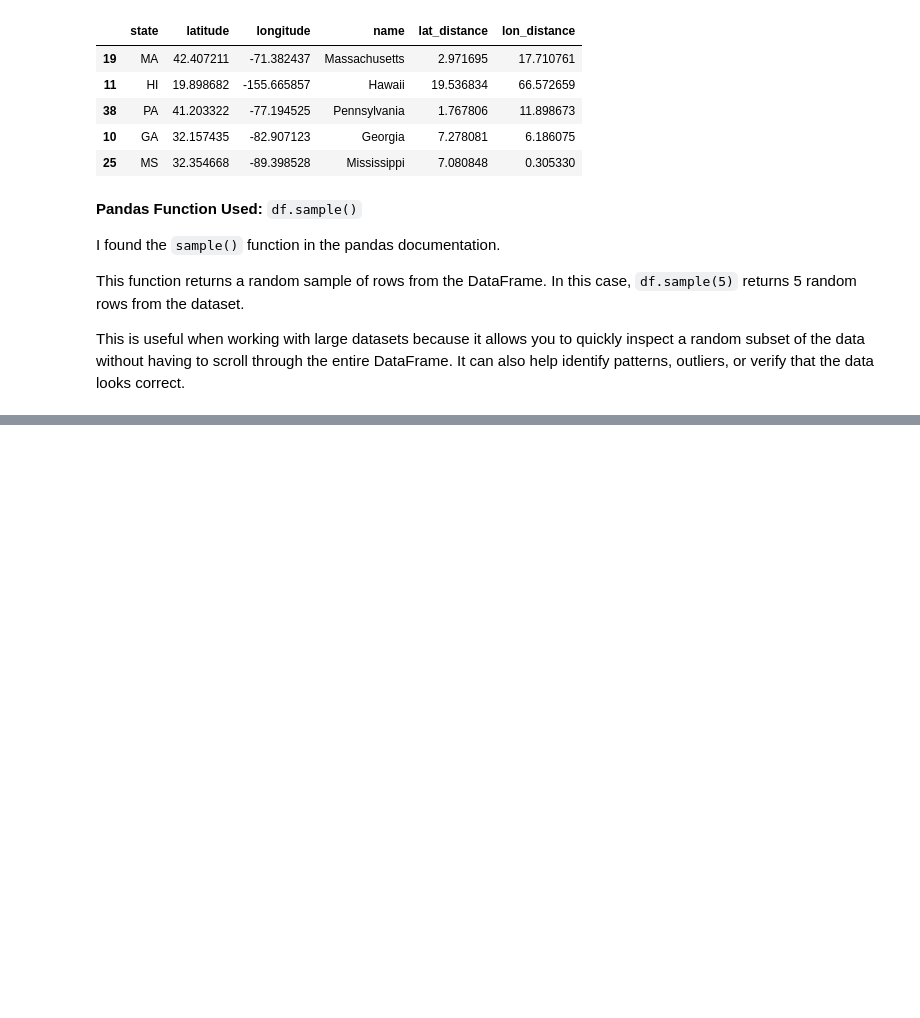
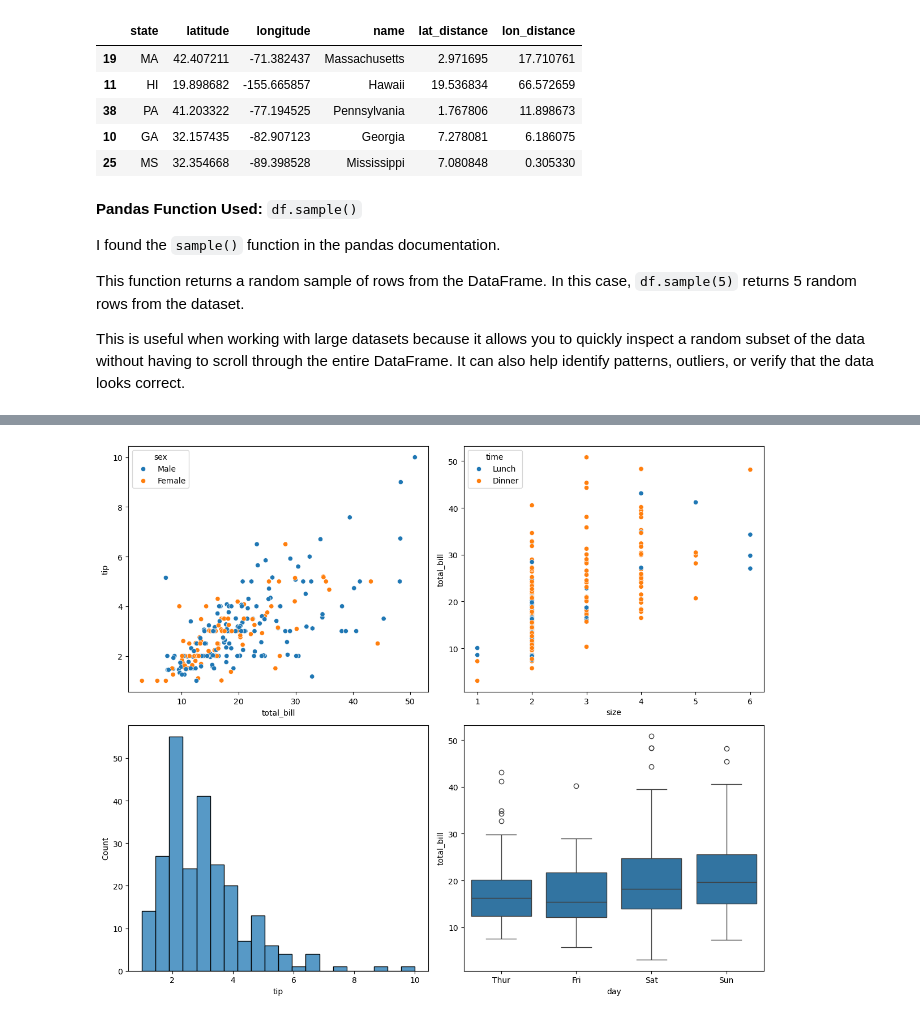
Before and after one commit to kimiya-attar/kimiya, a Jupyter notebook: homework8/homework8.ipynb, the cells around one changed output, grey strips where cells are left out. Drawn from its saved outputs; the diff is of its cells as text; code cells hidden in the pictures; blank space fills up the shorter version.

```diff
--- a/homework8/homework8.ipynb
+++ b/homework8/homework8.ipynb
@@ -91,0 +156,6 @@ This is useful when working with large datasets because it allows you to quickly
+# %%
+import matplotlib.pyplot as plt
+import seaborn as sns
+
+tips = sns.load_dataset("tips")
+tips_clean = tips.dropna(axis=1)
@@ -91,0 +187,37 @@ This is useful when working with large datasets because it allows you to quickly
+# %%
+fig, axes = plt.subplots(2, 2, figsize=(12, 10))
+
+sns.scatterplot(
+    data=tips_clean,
+    x="total_bill",
+    y="tip",
+    hue="sex",
+    ax=axes[0, 0]
+)
+
+sns.scatterplot(
+    data=tips_clean,
+    x="size",
+    y="total_bill",
+    hue="time",
+    ax=axes[0, 1]
+)
+
+sns.histplot(
+    data=tips_clean,
+    x="tip",
+    bins=20,
+    ax=axes[1, 0]
+)
+
+sns.boxplot(
+    data=tips_clean,
+    x="day",
+    y="total_bill",
+    ax=axes[1, 1]
+)
+
+plt.tight_layout()
+plt.show()
+# %% [output]
+[figure, added]
```
Also changed, not shown: parts of 10 cells of this notebook.
